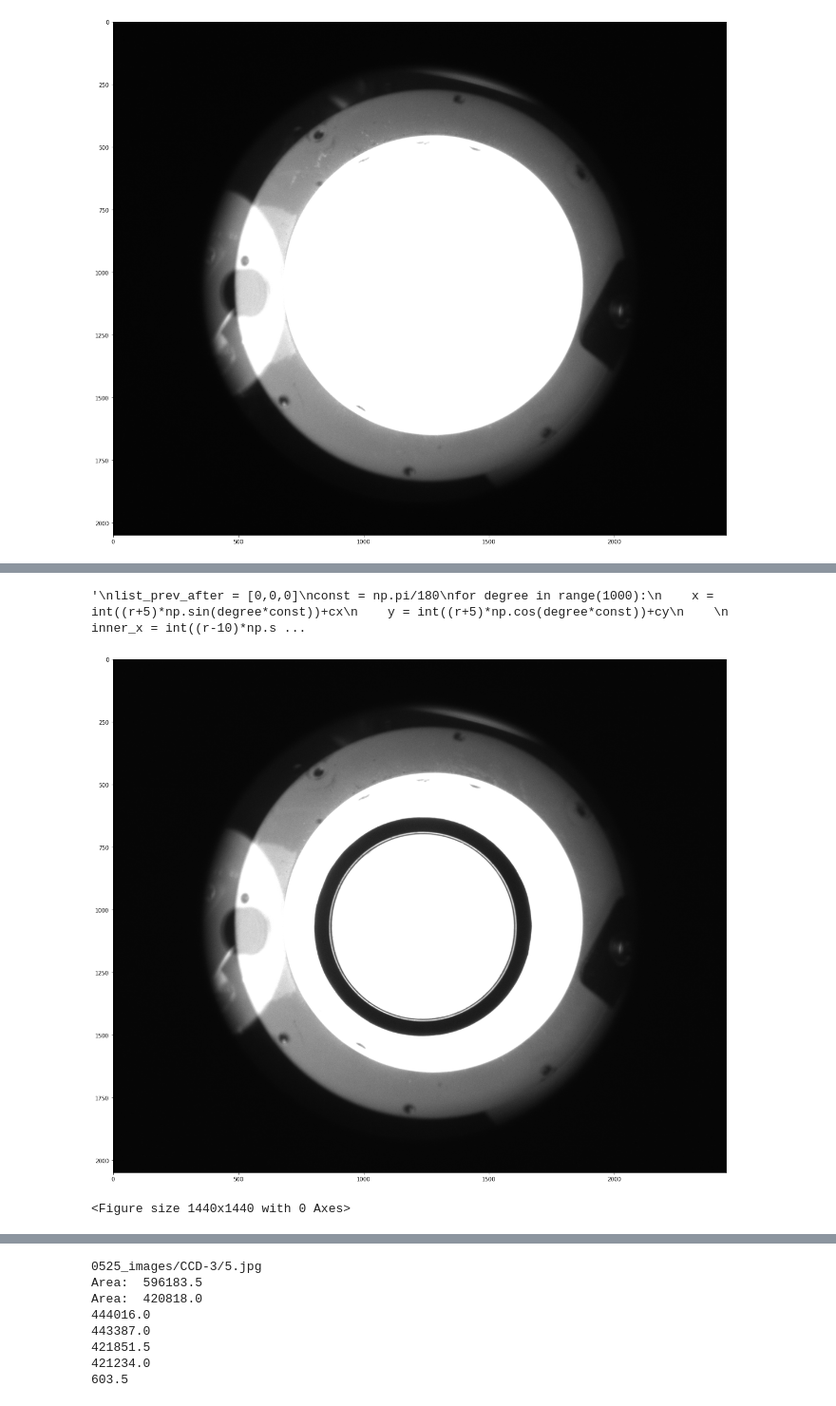
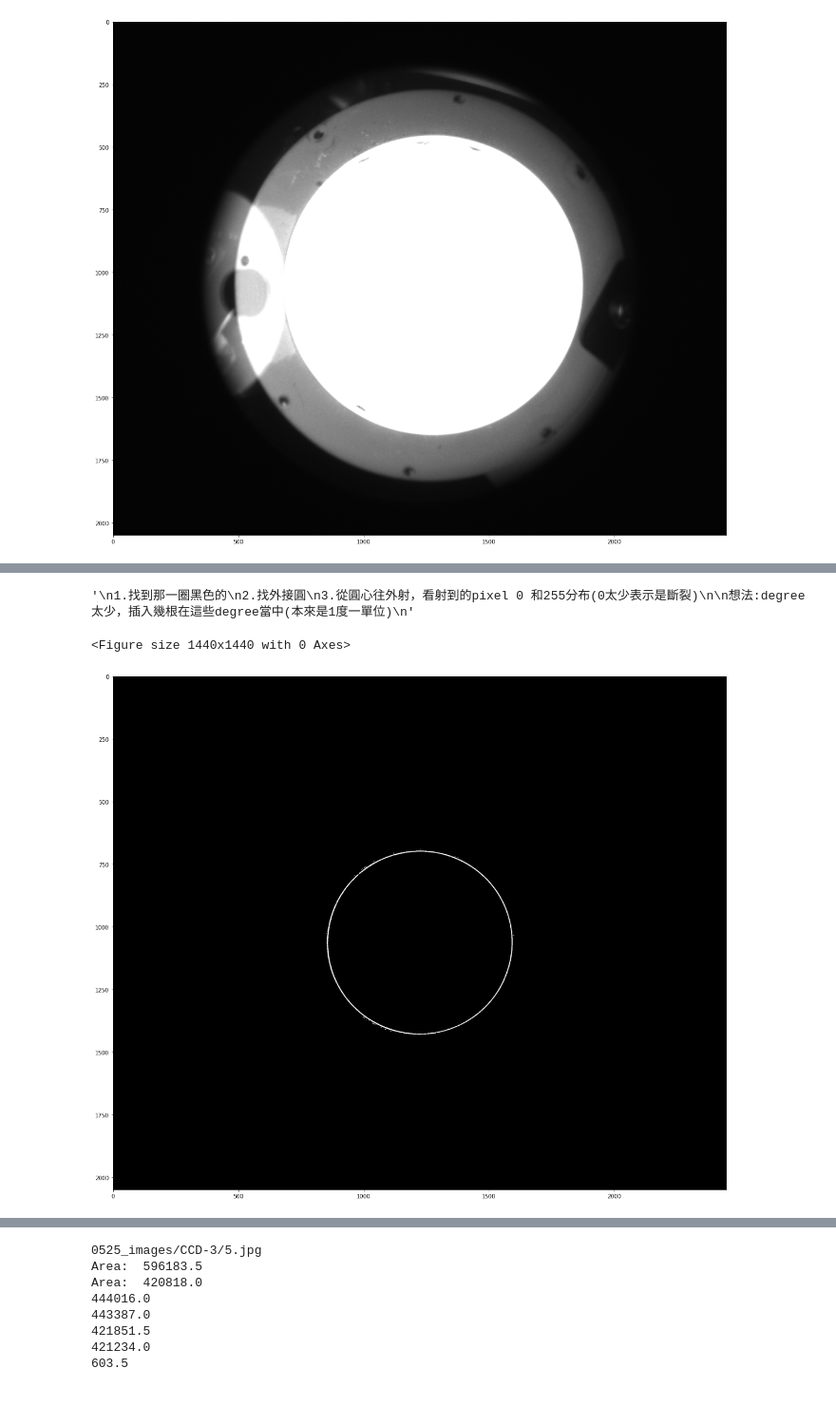
Before and after one commit to rex662624/ORing_Defect_Detection, a Jupyter notebook: Stop3_test.ipynb, the cells around one changed output, grey strips where cells are left out. Shown at 95% size. Drawn from its saved outputs; the diff is of its cells as text; code cells hidden in the pictures.

```diff
--- a/Stop3_test.ipynb
+++ b/Stop3_test.ipynb
@@ -31,15 +31,15 @@ plt.imshow(background,cmap = 'gray')
 <matplotlib.image.AxesImage at 0x...>
 [figure]
 # %%
-filename = '0525_images/CCD-3/20.jpg'
+filename = '0525_images/CCD-3/9.jpg'
 print(filename)
 image = np.array(cv2.imread(filename,0))
 backtorgb = cv2.cvtColor(image,cv2.COLOR_GRAY2RGB)
 
 #==============================================先用canny找出輪廓=============================================
 
-plt.figure(figsize=(20,20))
-plt.imshow(image,cmap = 'gray')
+#plt.figure(figsize=(20,20))
+#plt.imshow(image,cmap = 'gray')
 
 image_blur = cv2.blur(image,(5,5))
 canny = cv2.Canny(image_blur,5,15)
@@ -106,42 +106,57 @@ cv2.circle(backtorgb_inner_oring,(cx,cy),(r+5), (0,255 ,0), 3)
 image = cv2.blur(image,(3,3))
 kernel = np.array([[-1,-1,-1], [-1,9,-1], [-1,-1,-1]])
 image = cv2.filter2D(image, -1, kernel)
+#plt.figure(figsize=(20,20))
+#plt.imshow(image,cmap = 'gray')
 
-ret, thresh1 = cv2.threshold(image, 100, 255, cv2.THRESH_BINARY)
+
+ret, image = cv2.threshold(image, 100, 255, cv2.THRESH_BINARY_INV)
+
+open_kernel = np.ones((2,3),np.uint8)
+#open_kernel = cv2.getStructuringElement(cv2.MORPH_ELLIPSE,(4,3))
+image = cv2.morphologyEx(image, cv2.MORPH_OPEN, open_kernel)
+
 plt.figure(figsize=(20,20))
-plt.imshow(thresh1,cmap = 'gray')
+plt.imshow(image,cmap = 'gray')
 plt.imsave("temp.jpg",thresh1,cmap = 'gray')
 
 #=====blur image=====
 #image = cv2.blur(image,(2,3))
 #=====================
-'''
+
 list_prev_after = [0,0,0]
 const = np.pi/180
-for degree in range(1000):
-    x = int((r+5)*np.sin(degree*const))+cx
-    y = int((r+5)*np.cos(degree*const))+cy
+for degree in range(360):
+    x = int((r+2)*np.sin(degree*const))+cx
+    y = int((r+2)*np.cos(degree*const))+cy
 
-    inner_x = int((r-10)*np.sin(degree*const))+cx
-    inner_y = int((r-10)*np.cos(degree*const))+cy
+    inner_x = int((r-30)*np.sin(degree*const))+cx
+    inner_y = int((r-30)*np.cos(degree*const))+cy
 
 
     points_on_line = np.linspace((inner_x, inner_y),(x,y) ,200,dtype = int)
     pass_list = image[points_on_line[:,1],points_on_line[:,0]]
-    #print(sum(pass_list[pass_list<150]))
-    #print(sum(i <120 for i in pass_list))
-    #if(0<degree and degree<6):
     if(degree >= 220 and degree <= 240):
     #if(sum(pass_list[pass_list<120])<=5000 and sum(pass_list[pass_list<120])>=4000):
-        if(np.mean(pass_list[pass_list<230])>150):
-            cv2.line(backtorgb_inner_oring,(cx,cy),(x,y),255,2)
-        #cv2.line(backtorgb_inner_oring,(inner_x,inner_y),(x,y),255,2)
+    #if(np.mean(pass_list[pass_list<230])>150):
+    #if(len(pass_list[pass_list==255])<10):
+        #cv2.line(backtorgb_inner_oring,(cx,cy),(x,y),255,2)
+        print(len(pass_list[pass_list==255])," ", np.mean(pass_list[pass_list==255]))
+        cv2.line(backtorgb_inner_oring,(inner_x,inner_y),(x,y),255,2)
         #cv2.circle(backtorgb_inner_oring,(x,y),30, (0,255 ,255), 5)
         #print(np.mean(pass_list[pass_list<100]))
         #print(sum(pass_list[pass_list<80]))
-    #print(np.mean(pass_list[pass_list<200]))
 
 plt.figure(figsize=(20,20))
 plt.imshow(backtorgb_inner_oring)
+plt.imsave("stop3.jpg",backtorgb_inner_oring)
+#======================pipeline========================
 '''
+1.找到那一圈黑色的
+2.找外接圓
+3.從圓心往外射，看射到的pixel 0 和255分布(0太少表示是斷裂)
+
+想法:degree太少，插入幾根在這些degree當中(本來是1度一單位)
+'''
+#======================parameter=======================
 # %% [output]
@@ -156,3 +180,3 @@ plt.imshow(backtorgb_inner_oring)
-'\nlist_prev_after = [0,0,0]\nconst = np.pi/180\nfor degree in range(1000):\n    x = int((r+5)*np.sin(degree*const))+cx\n    y = int((r+5)*np.cos(degree*const))+cy\n    \n    inner_x = int((r-10)*np.s ...
+'\n1.找到那一圈黑色的\n2.找外接圓\n3.從圓心往外射，看射到的pixel 0 和255分布(0太少表示是斷裂)\n\n想法:degree太少，插入幾根在這些degree當中(本來是1度一單位)\n'
+<Figure size 1440x1440 with 0 Axes>
-[figure, old version]
+[figure, new version]
-<Figure size 1440x1440 with 0 Axes>
```
Also changed, not shown: parts of 1 cell of this notebook.
